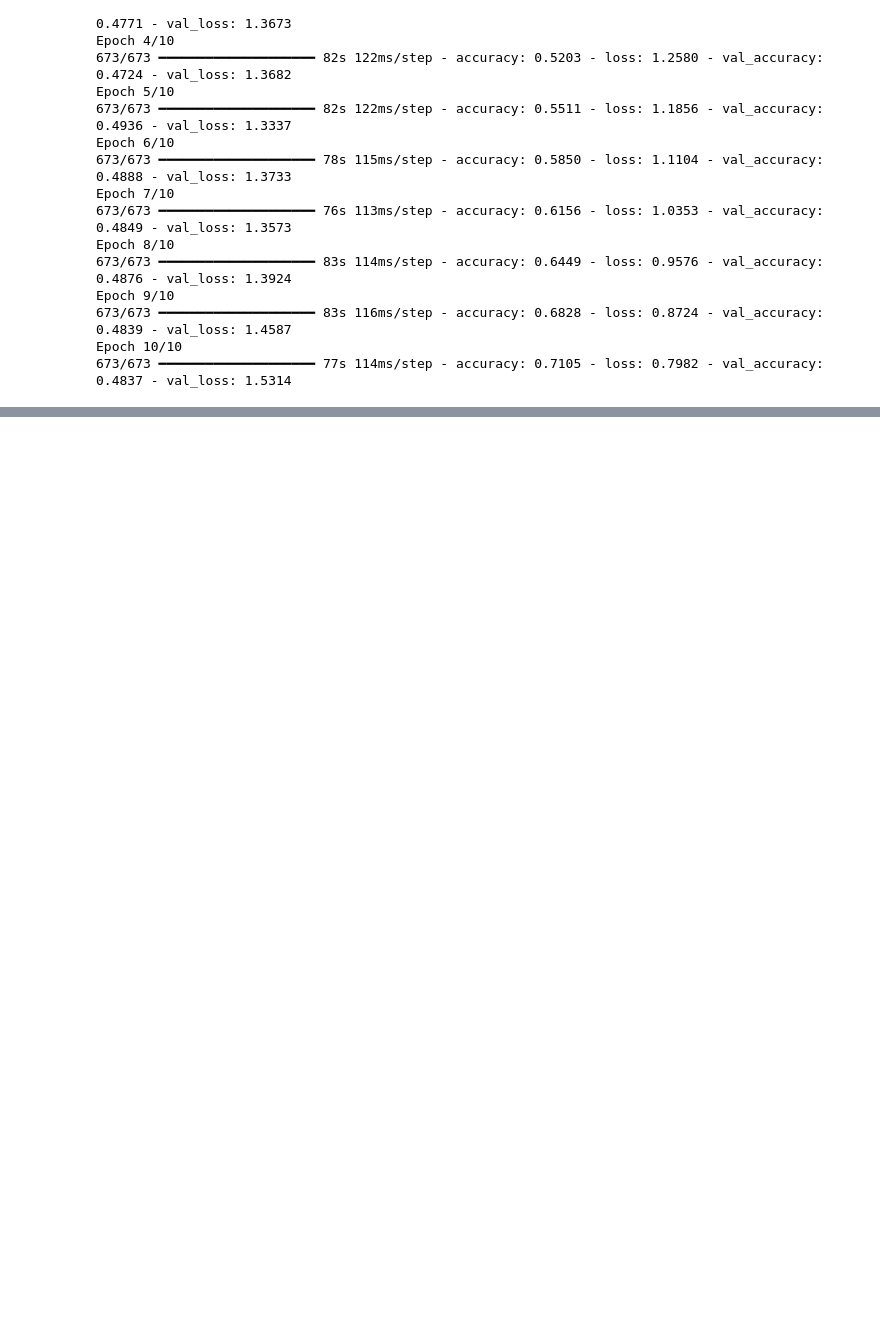
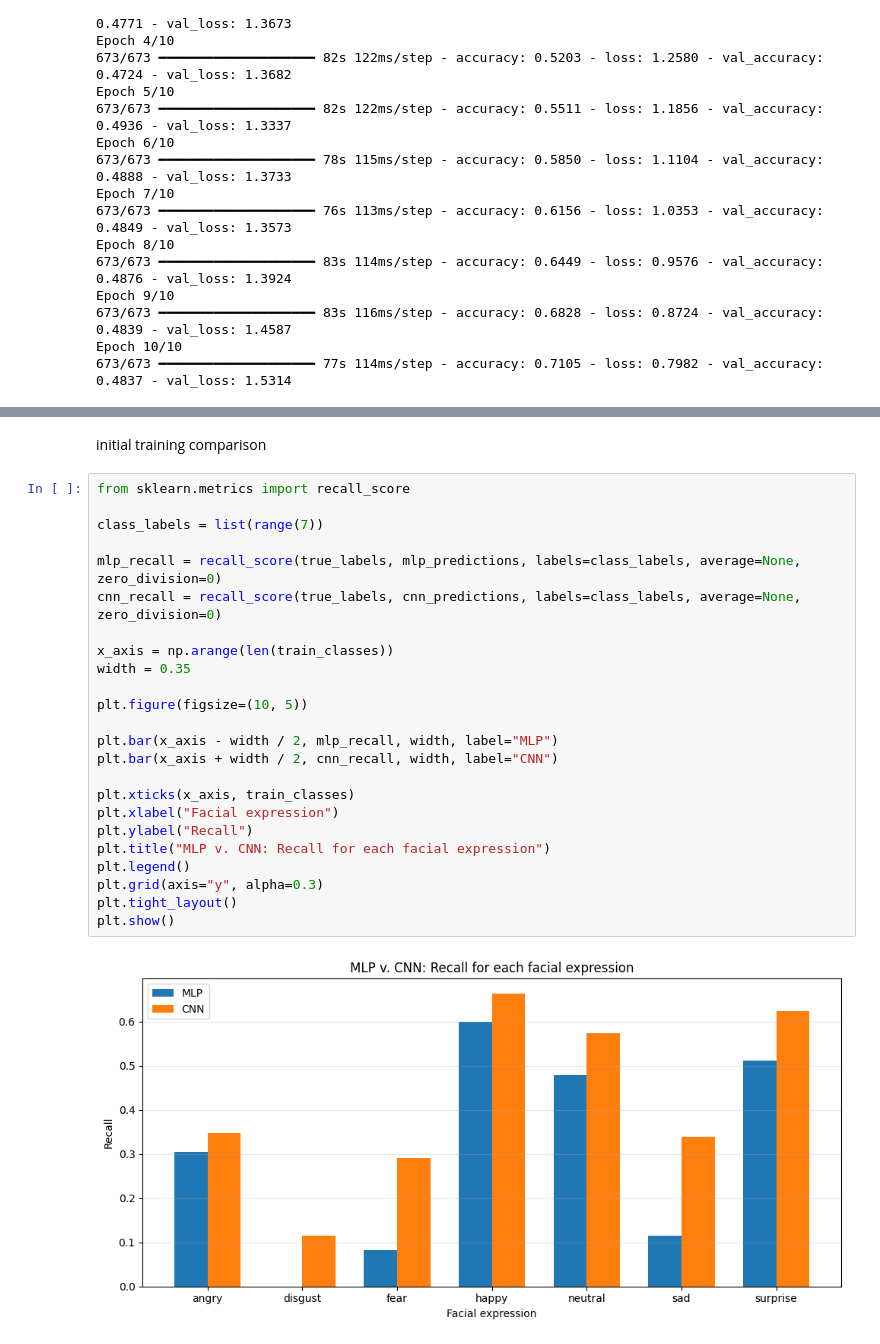
Before and after one commit to chtzortzi-alt/Tzortzi_Facial_Expressions, a Jupyter notebook: Tzortzi_Imaging_Dataset.ipynb, the cells around one changed output, grey strips where cells are left out. Cells and saved outputs as stored; diff of their text form; blank space fills up the shorter version.

```diff
--- a/Tzortzi_Imaging_Dataset.ipynb
+++ b/Tzortzi_Imaging_Dataset.ipynb
@@ -1257,0 +1340,28 @@ Epoch 10/10
+# %% [markdown]
+initial training comparison
+# %%
+from sklearn.metrics import recall_score
+
+class_labels = list(range(7))
+
+mlp_recall = recall_score(true_labels, mlp_predictions, labels=class_labels, average=None, zero_division=0)
+cnn_recall = recall_score(true_labels, cnn_predictions, labels=class_labels, average=None, zero_division=0)
+
+x_axis = np.arange(len(train_classes))
+width = 0.35
+
+plt.figure(figsize=(10, 5))
+
+plt.bar(x_axis - width / 2, mlp_recall, width, label="MLP")
+plt.bar(x_axis + width / 2, cnn_recall, width, label="CNN")
+
+plt.xticks(x_axis, train_classes)
+plt.xlabel("Facial expression")
+plt.ylabel("Recall")
+plt.title("MLP v. CNN: Recall for each facial expression")
+plt.legend()
+plt.grid(axis="y", alpha=0.3)
+plt.tight_layout()
+plt.show()
+# %% [output]
+[figure, added]
```
Also changed, not shown: parts of 4 cells of this notebook.
